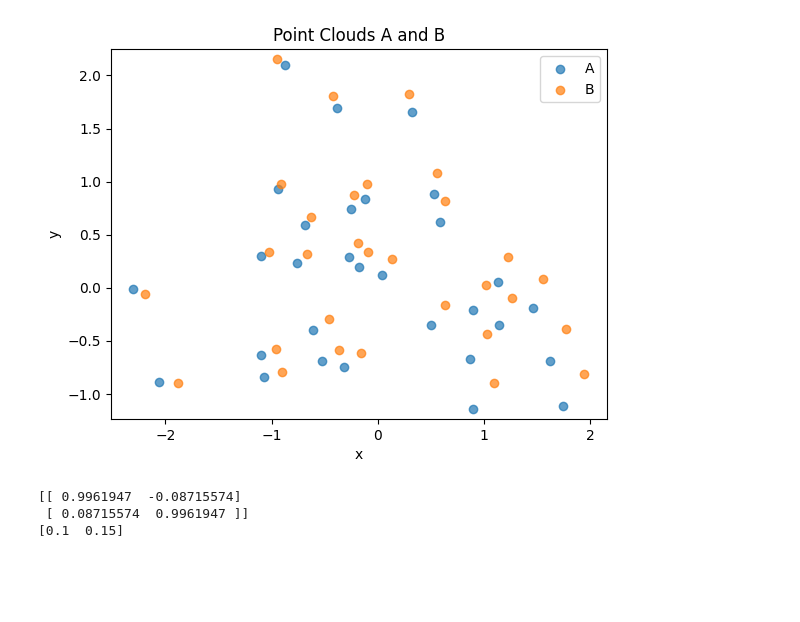
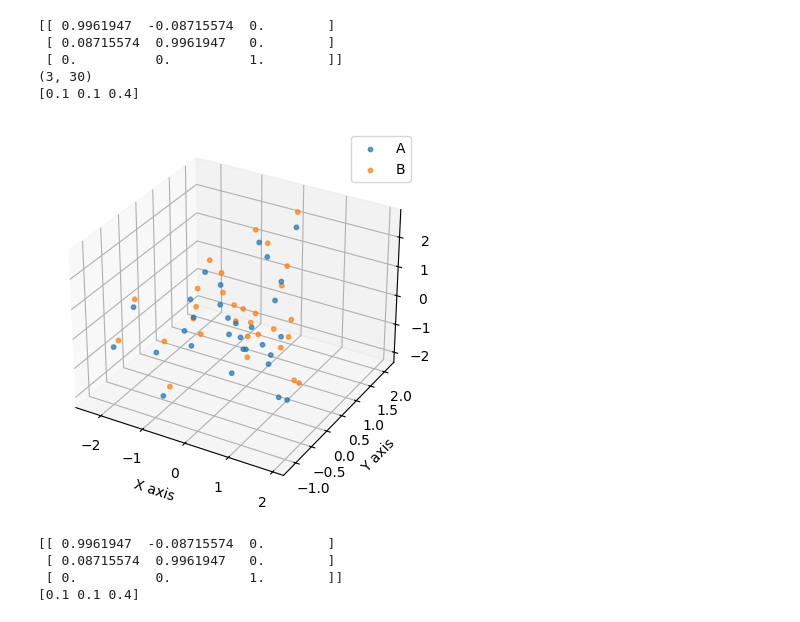
Before and after one commit to QuangMDoan/controller2d-nix, a Jupyter notebook: course3/module6/icp.ipynb, the cells around one changed output. Drawn from its saved outputs; the diff is of its cells as text; code cells hidden in the pictures; blank space fills up the shorter version.

Commit message:
Change from 2D to 3D point clouds

```diff
--- a/course3/module6/icp.ipynb
+++ b/course3/module6/icp.ipynb
@@ -15,48 +15,65 @@ import numpy as np
 import matplotlib.pyplot as plt
 np.random.seed(1)
 
-def generate_point_cloud(n=2, N=30):
+def generate_point_cloud(n=3, N=30):
     points = np.random.randn(n, N)
     return points
 A = generate_point_cloud()
 
-def rigid_transform(A, rotate_by=5, t=[0.1, 0.15], noise_var=0.01):
+def rigid_transform(A, rotate_by=5, t=[0.1, 0.1, 0.4], noise_var=0.01):
     n, _ = A.shape
     theta = np.deg2rad(rotate_by)
+
     R = np.array([
-        [np.cos(theta), -np.sin(theta)],
-        [np.sin(theta), np.cos(theta)]])
+        [np.cos(theta), -np.sin(theta), 0],
+        [np.sin(theta), np.cos(theta), 0],
+        [0, 0, 1]])
 
     t = np.array(t)
     B = R @ A + t.reshape(n, 1)
 
     noise = np.random.normal(loc=0, scale=noise_var, size=B.shape)
     B = B + noise
-
     return B, R, t
 
 B, R, t = rigid_transform(A)
+print(R)
+print(B.shape)
+print(t)
+# %% [output]
+[[ 0.9961947  -0.08715574  0.        ]
+ [ 0.08715574  0.9961947   0.        ]
+ [ 0.          0.          1.        ]]
+(3, 30)
+[0.1 0.1 0.4]
-# %%
-def plot_clouds(A, B, A_hat=None):
-    plt.figure()
-    plt.scatter(A[0, :], A[1, :], label="A", alpha=0.7)
-    plt.scatter(B[0, :], B[1, :], label="B", alpha = 0.9)
-    if A_hat is not None:
-        plt.scatter(A_hat[0, :], A_hat[0, :], alpha=0.5)
-
-    plt.xlabel("x")
-    plt.ylabel("y")
-    plt.axis("equal")
-
-    plt.title("Point Clouds A and B")
-    plt.legend()
-    plt.show()
-
-plot_clouds(A, B)
-print(R)
-print(t)
-# %% [output]
-[figure, removed]
-[[ 0.9961947  -0.08715574]
- [ 0.08715574  0.9961947 ]]
-[0.1  0.15]
+# %%
+def plot_clouds(A, B, A_hat=None, point_size=5):
+    xa, ya, za = A[0, :], A[1, :], A[2, :]
+    xb, yb, zb = B[0, :], B[1, :], B[2, :]
+
+    fig = plt.figure()
+    ax = fig.add_subplot(111, projection='3d')
+
+    ax.scatter(xa, ya, za, s=point_size, alpha=0.7, label='A')
+    ax.scatter(xb, yb, zb, s=point_size, alpha=0.7, label='B')
+
+    if A_hat is not None:
+        xc, yc, zc = A_hat[0, :], A_hat[1, :], A_hat[2, :]
+        ax.scatter(xc, yc, zc, s=point_size, alpha=0.9, label='A_hat')
+
+    ax.set_xlabel('X axis')
+    ax.set_ylabel('Y axis')
+    ax.set_zlabel('Z axis')
+
+    ax.legend()
+    plt.show()
+
+plot_clouds(A, B, point_size=10)
+print(R)
+print(t)
+# %% [output]
+[figure, added]
+[[ 0.9961947  -0.08715574  0.        ]
+ [ 0.08715574  0.9961947   0.        ]
+ [ 0.          0.          1.        ]]
+[0.1 0.1 0.4]
```
